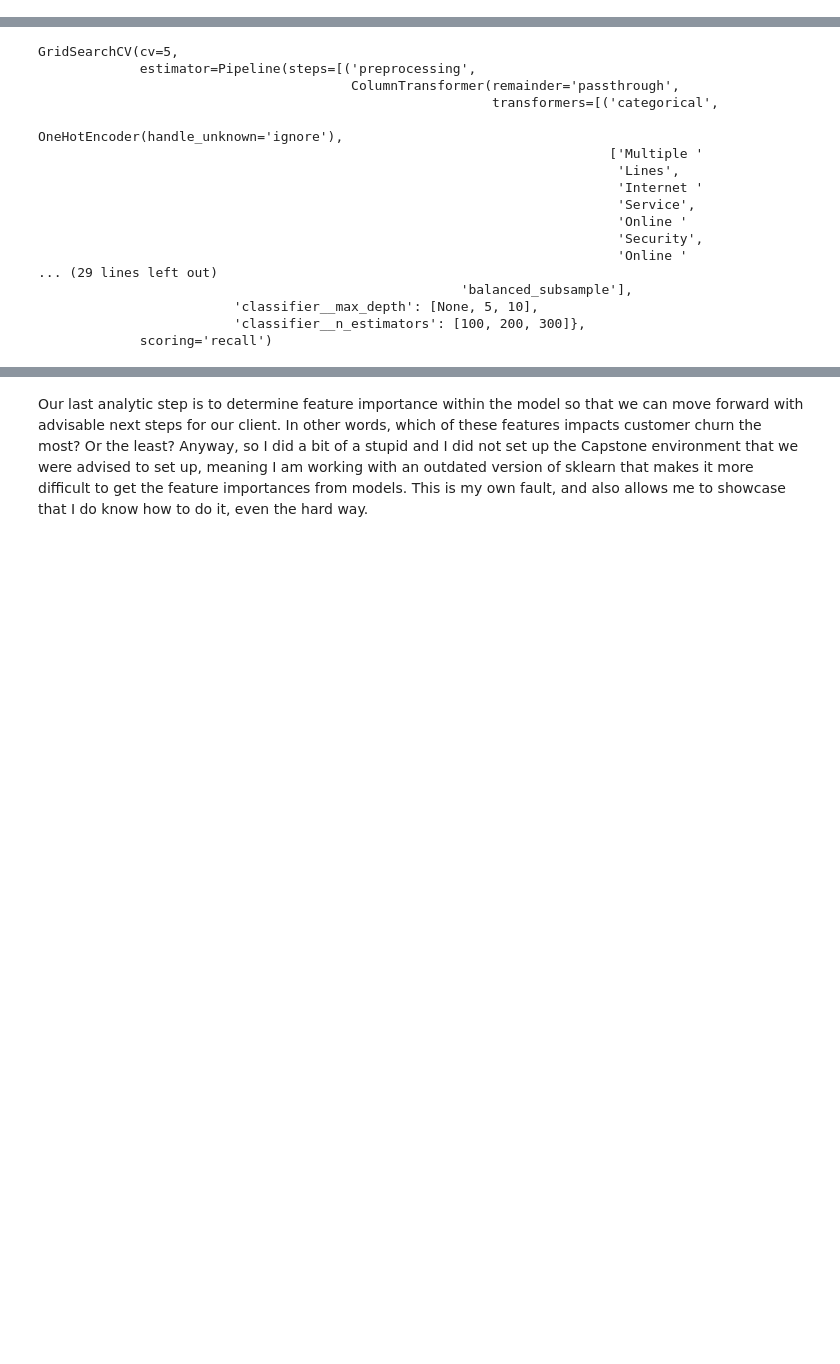
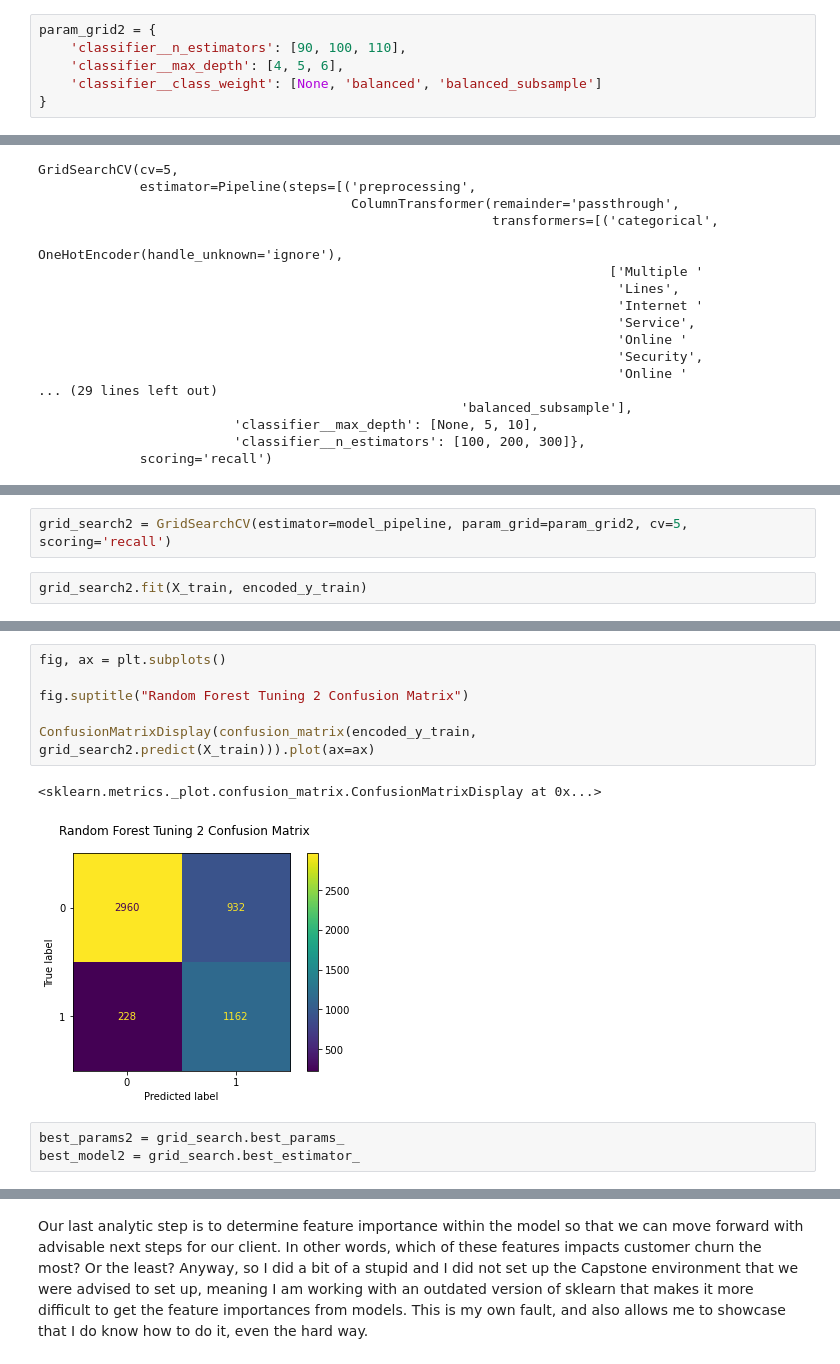
Before and after one commit to falloutb1tch/ChurnBackTime, a Jupyter notebook: Final.ipynb, the cells around one changed output, grey strips where cells are left out. Cells and saved outputs as stored; diff of their text form; blank space fills up the shorter version.

```diff
--- a/Final.ipynb
+++ b/Final.ipynb
@@ -709,0 +646,6 @@ Try 3, 5, 7
+# %%
+param_grid2 = {
+    'classifier__n_estimators': [90, 100, 110],
+    'classifier__max_depth': [4, 5, 6],
+    'classifier__class_weight': [None, 'balanced', 'balanced_subsample']
+}
@@ -748,0 +706,4 @@ grid_search.score(X_train, encoded_y_train)
+# %%
+grid_search2 = GridSearchCV(estimator=model_pipeline, param_grid=param_grid2, cv=5, scoring='recall')
+# %%
+grid_search2.fit(X_train, encoded_y_train)
@@ -748,0 +728,12 @@ grid_search.score(X_train, encoded_y_train)
+# %%
+fig, ax = plt.subplots()
+
+fig.suptitle("Random Forest Tuning 2 Confusion Matrix")
+
+ConfusionMatrixDisplay(confusion_matrix(encoded_y_train, grid_search2.predict(X_train))).plot(ax=ax)
+# %% [output]
+<sklearn.metrics._plot.confusion_matrix.ConfusionMatrixDisplay at 0x...>
+[figure, added]
+# %%
+best_params2 = grid_search.best_params_
+best_model2 = grid_search.best_estimator_
```
Also changed, not shown: parts of 68 cells of this notebook, 1 other file.
